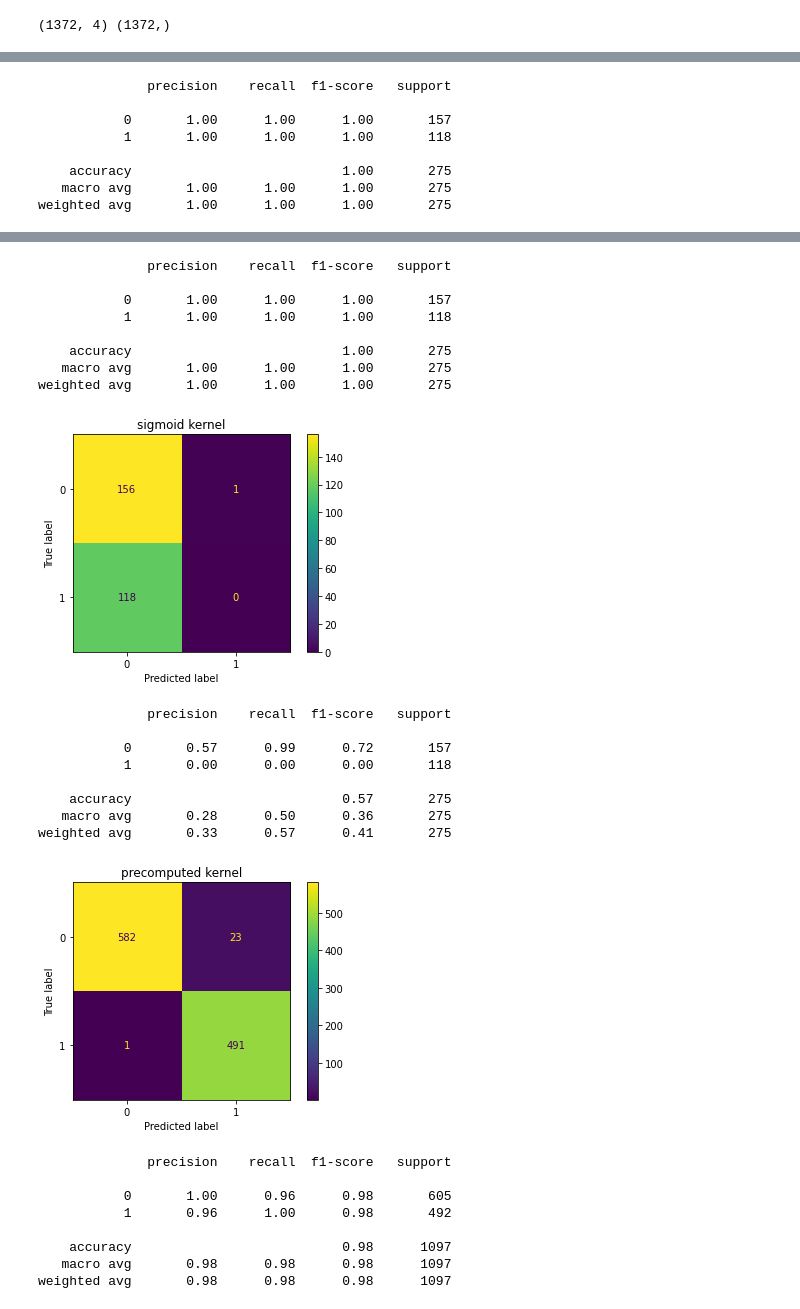
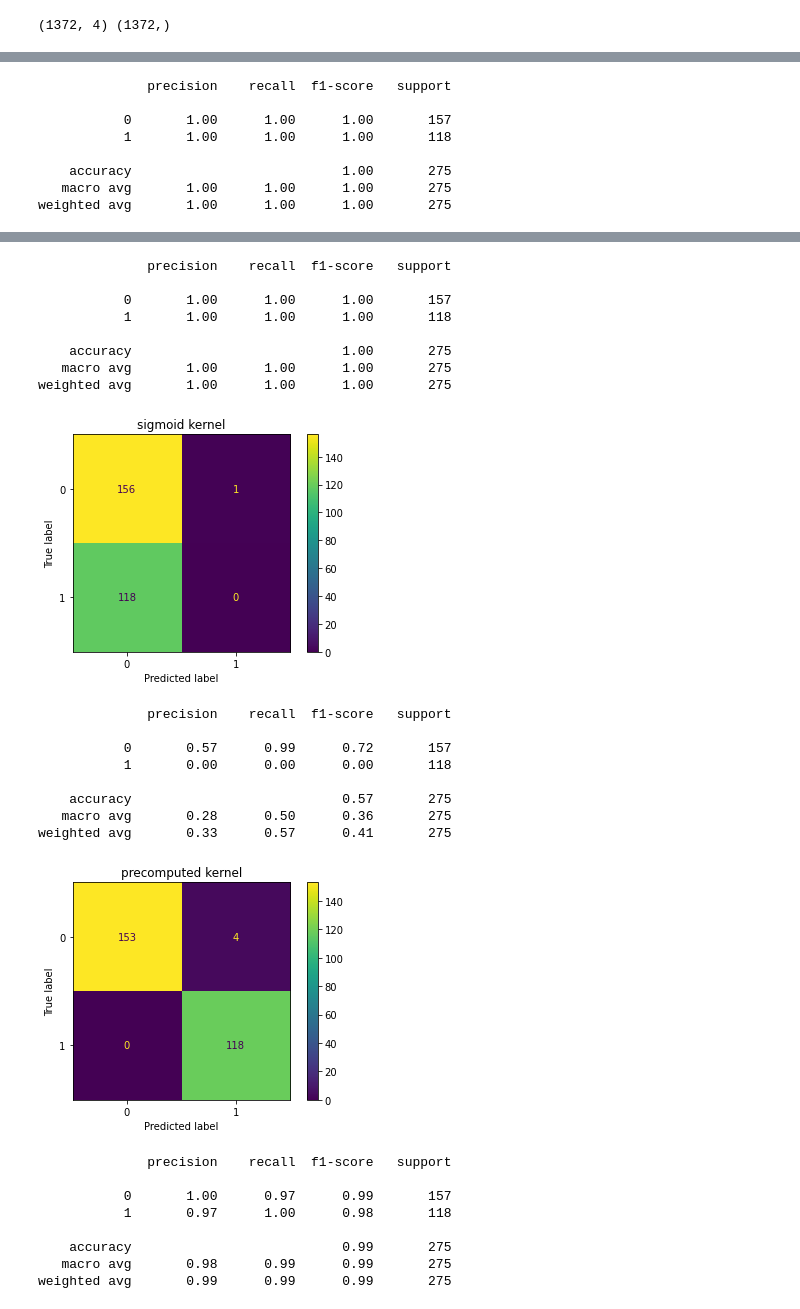
Before and after one commit to arkaprabha10/Machine-Learning, a Jupyter notebook: Lab 5/q2.ipynb, the cells around one changed output, grey strips where cells are left out. Saved outputs shown, nothing was run; the diff lists cells and outputs as text; code cells hidden in the pictures.

```diff
--- a/Lab 5/q2.ipynb
+++ b/Lab 5/q2.ipynb
@@ -113,7 +114,9 @@ predict('rbf', X_train_minmax,y_train,X_test_minmax,y_test)
 predict('sigmoid', X_train_minmax,y_train,X_test_minmax,y_test)
 
 new_X_train = np.dot(X_train_minmax,X_train_minmax.T)
-predict('precomputed', new_X_train,y_train,new_X_train,y_train)
+new_X_test = np.dot(X_test_minmax,X_train_minmax.T)
+
+predict('precomputed', new_X_train,y_train,new_X_test,y_test)
 # %% [output]
 [figure]
               precision    recall  f1-score   support
@@ -124,39 +127,39 @@ predict('precomputed', new_X_train,y_train,new_X_train,y_train)
     accuracy                           0.99       275
    macro avg       0.98      0.99      0.99       275
 weighted avg       0.99      0.99      0.99       275
 [figure]
               precision    recall  f1-score   support
 
            0       1.00      1.00      1.00       157
            1       1.00      1.00      1.00       118
 
     accuracy                           1.00       275
    macro avg       1.00      1.00      1.00       275
 weighted avg       1.00      1.00      1.00       275
 [figure]
               precision    recall  f1-score   support
 
            0       1.00      1.00      1.00       157
            1       1.00      1.00      1.00       118
 
     accuracy                           1.00       275
    macro avg       1.00      1.00      1.00       275
 weighted avg       1.00      1.00      1.00       275
 [figure]
               precision    recall  f1-score   support
 
            0       0.57      0.99      0.72       157
            1       0.00      0.00      0.00       118
 
     accuracy                           0.57       275
    macro avg       0.28      0.50      0.36       275
 weighted avg       0.33      0.57      0.41       275
-[figure, old version]
+[figure, new version]
               precision    recall  f1-score   support
 
-           0       1.00      0.96      0.98       605
-           1       0.96      1.00      0.98       492
+           0       1.00      0.97      0.99       157
+           1       0.97      1.00      0.98       118
 
-    accuracy                           0.98      1097
-   macro avg       0.98      0.98      0.98      1097
-weighted avg       0.98      0.98      0.98      1097
+    accuracy                           0.99       275
+   macro avg       0.98      0.99      0.99       275
+weighted avg       0.99      0.99      0.99       275
```
Also changed, not shown: parts of 1 cell of this notebook, 12 other files.
